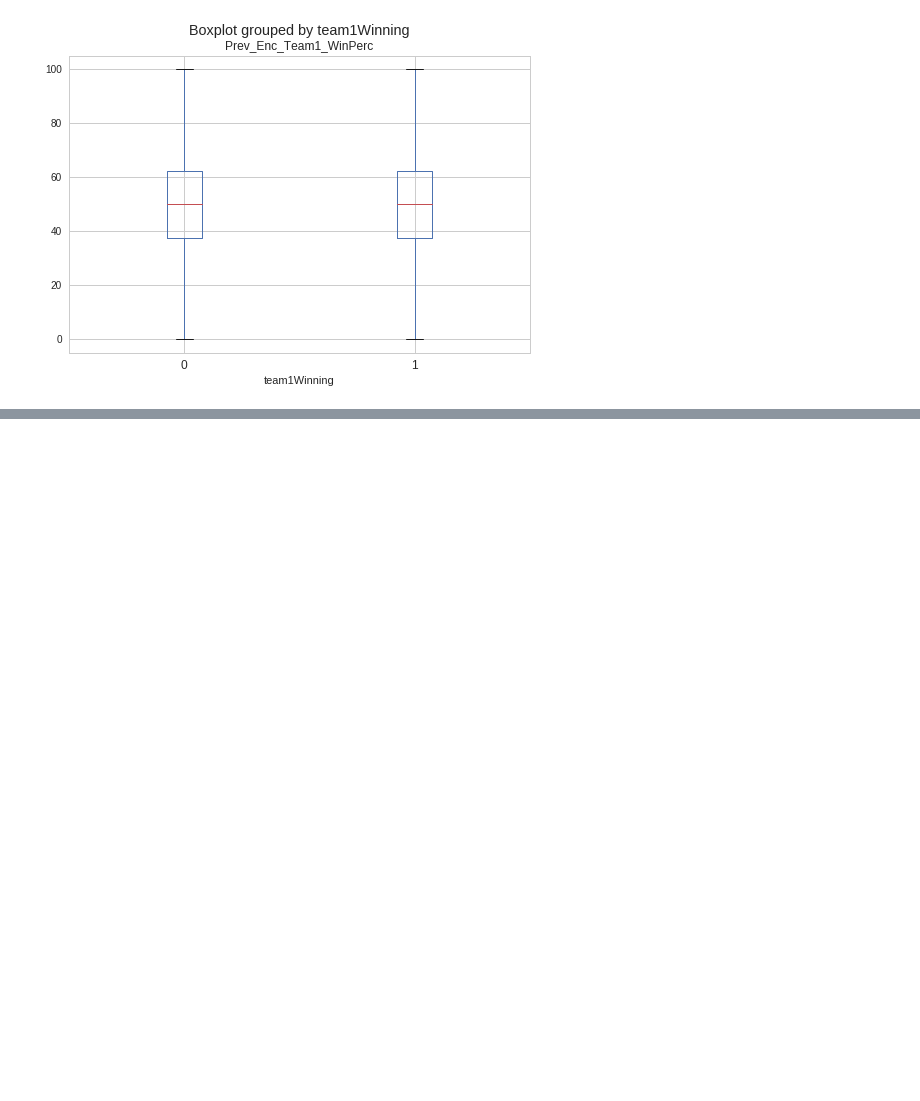
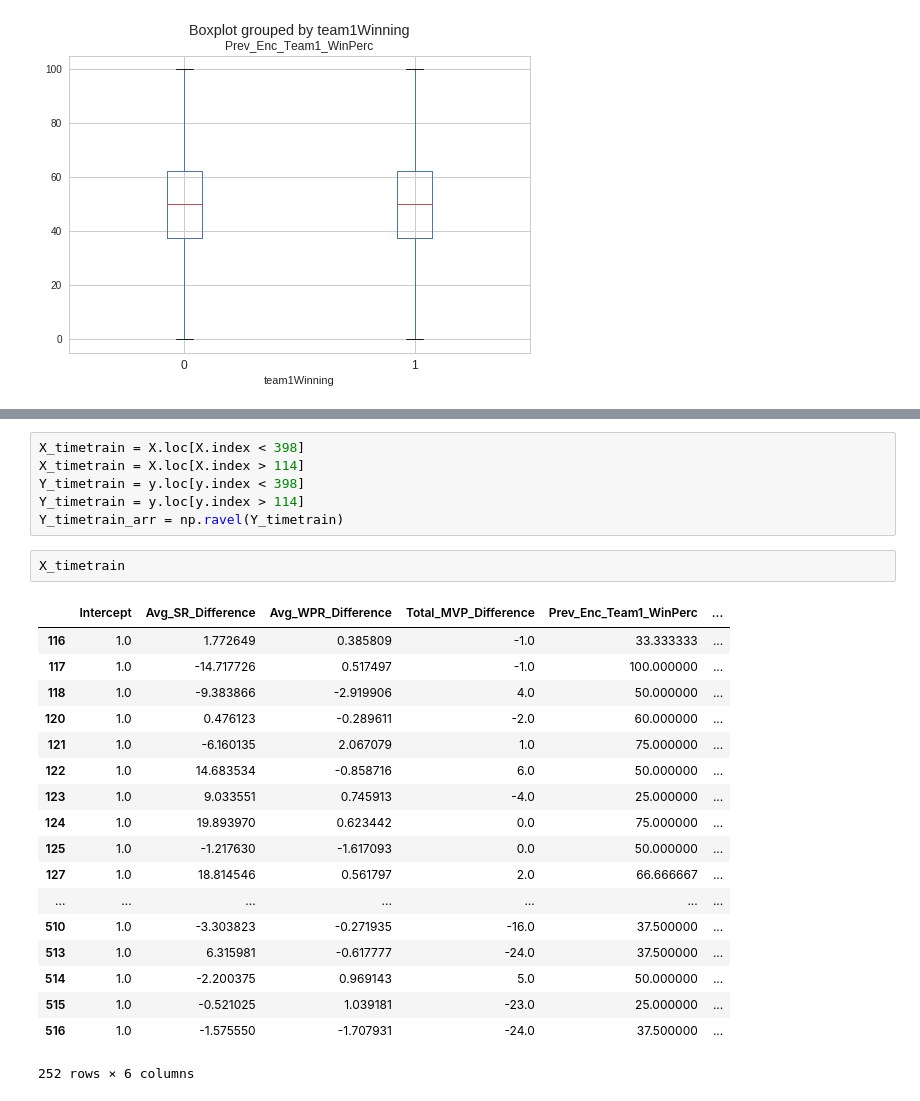
Before and after one commit to XInterns/IPL-Sparkers-2017-Interns, a Jupyter notebook: src/Match Outcome Prediction with IPL Data (Soham).ipynb, the cells around one changed output, grey strips where cells are left out. Saved outputs shown, nothing was run; the diff lists cells and outputs as text; blank space fills up the shorter version.

```diff
--- a/src/Match Outcome Prediction with IPL Data (Soham).ipynb
+++ b/src/Match Outcome Prediction with IPL Data (Soham).ipynb
@@ -486,0 +601,27 @@ matches.boxplot(column = 'Prev_Enc_Team1_WinPerc', by='team1Winning', showfliers
+# %%
+X_timetrain = X.loc[X.index < 398]
+X_timetrain = X.loc[X.index > 114]
+Y_timetrain = y.loc[y.index < 398]
+Y_timetrain = y.loc[y.index > 114]
+Y_timetrain_arr = np.ravel(Y_timetrain)
+# %%
+X_timetrain
+# %% [output]
+|  | Intercept | Avg_SR_Difference | Avg_WPR_Difference | Total_MVP_Difference | Prev_Enc_Team1_WinPerc | ... |
+| 116 | 1.0 | 1.772649 | 0.385809 | -1.0 | 33.333333 | ... |
+| 117 | 1.0 | -14.717726 | 0.517497 | -1.0 | 100.000000 | ... |
+| 118 | 1.0 | -9.383866 | -2.919906 | 4.0 | 50.000000 | ... |
+| 120 | 1.0 | 0.476123 | -0.289611 | -2.0 | 60.000000 | ... |
+| 121 | 1.0 | -6.160135 | 2.067079 | 1.0 | 75.000000 | ... |
+| 122 | 1.0 | 14.683534 | -0.858716 | 6.0 | 50.000000 | ... |
+| 123 | 1.0 | 9.033551 | 0.745913 | -4.0 | 25.000000 | ... |
+| 124 | 1.0 | 19.893970 | 0.623442 | 0.0 | 75.000000 | ... |
+| 125 | 1.0 | -1.217630 | -1.617093 | 0.0 | 50.000000 | ... |
+| 127 | 1.0 | 18.814546 | 0.561797 | 2.0 | 66.666667 | ... |
+| ... | ... | ... | ... | ... | ... | ... |
+| 510 | 1.0 | -3.303823 | -0.271935 | -16.0 | 37.500000 | ... |
+| 513 | 1.0 | 6.315981 | -0.617777 | -24.0 | 37.500000 | ... |
+| 514 | 1.0 | -2.200375 | 0.969143 | 5.0 | 50.000000 | ... |
+| 515 | 1.0 | -0.521025 | 1.039181 | -23.0 | 25.000000 | ... |
+| 516 | 1.0 | -1.575550 | -1.707931 | -24.0 | 37.500000 | ... |
+252 rows × 6 columns
```
Also changed, not shown: parts of 24 cells of this notebook.
